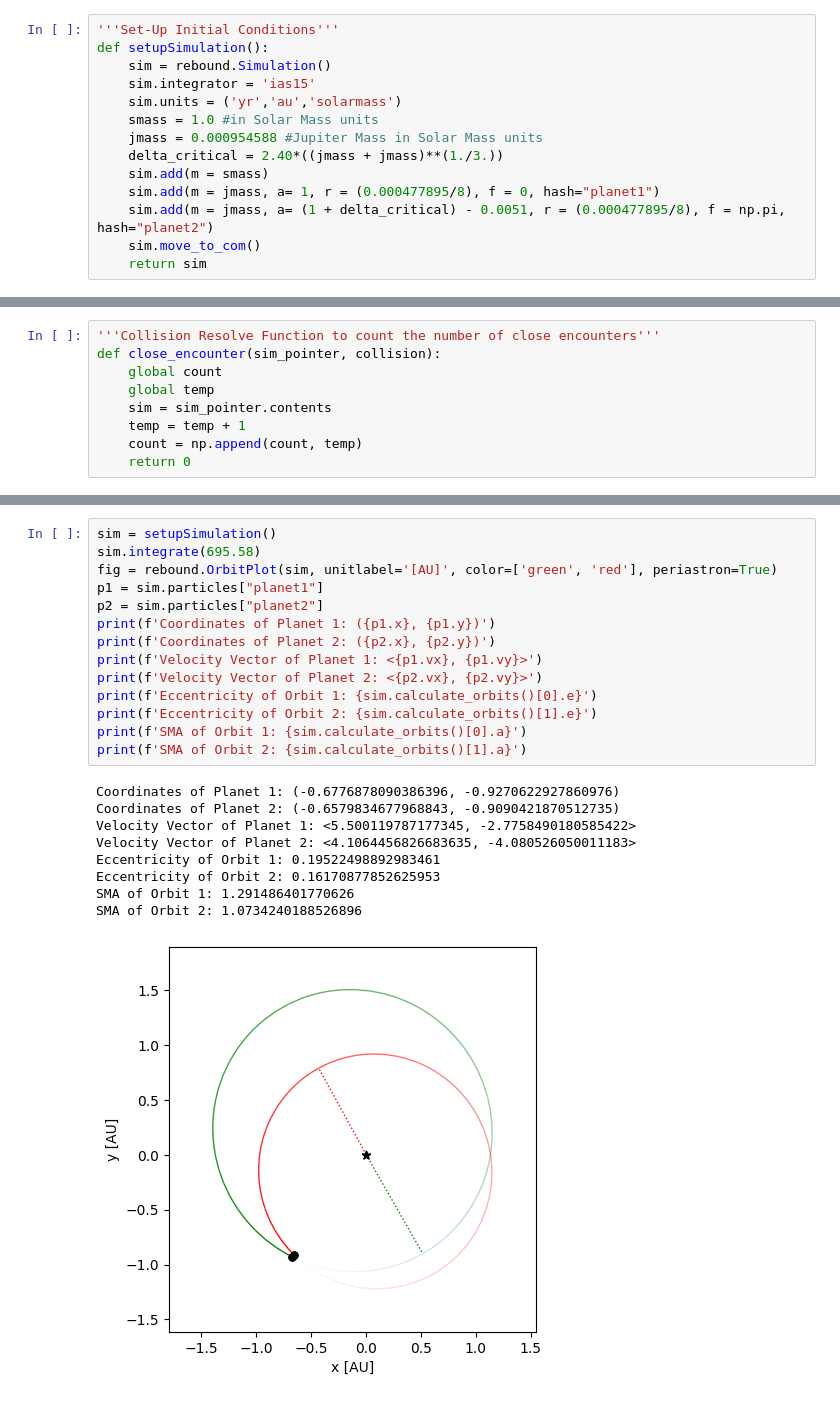
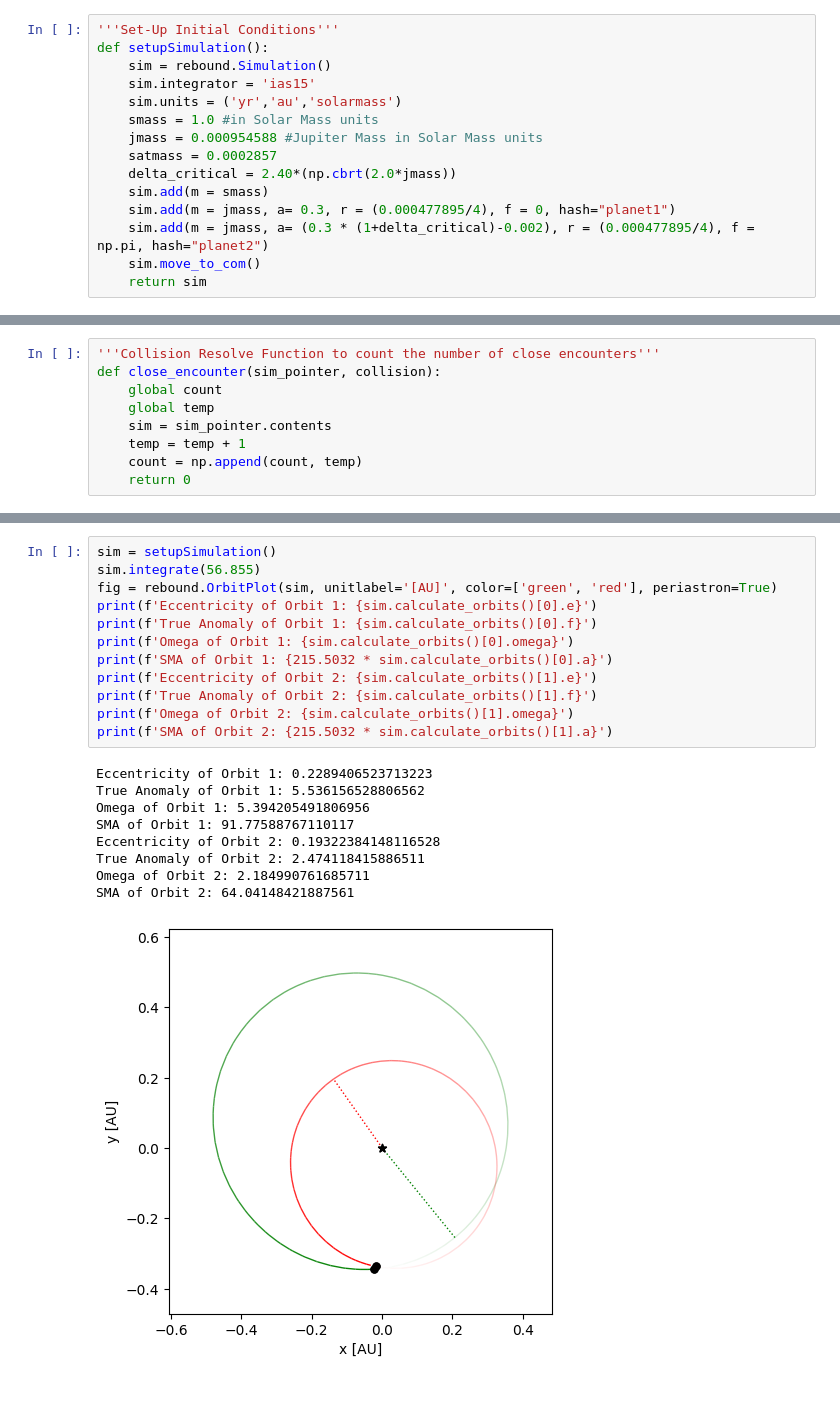
Before and after one commit to SudatKhan/ureca_repo, a Jupyter notebook: hill_instability.ipynb, the cells around one changed output, grey strips where cells are left out. Cells and saved outputs as stored; diff of their text form.

```diff
--- a/hill_instability.ipynb
+++ b/hill_instability.ipynb
@@ -10,9 +11,10 @@ def setupSimulation():
     sim.units = ('yr','au','solarmass')
     smass = 1.0 #in Solar Mass units
     jmass = 0.000954588 #Jupiter Mass in Solar Mass units
-    delta_critical = 2.40*((jmass + jmass)**(1./3.))
+    satmass = 0.0002857
+    delta_critical = 2.40*(np.cbrt(2.0*jmass))
     sim.add(m = smass)
-    sim.add(m = jmass, a= 1, r = (0.000477895/8), f = 0, hash="planet1")
-    sim.add(m = jmass, a= (1 + delta_critical) - 0.0051, r = (0.000477895/8), f = np.pi, hash="planet2")
+    sim.add(m = jmass, a= 0.3, r = (0.000477895/4), f = 0, hash="planet1")
+    sim.add(m = jmass, a= (0.3 * (1+delta_critical)-0.002), r = (0.000477895/4), f = np.pi, hash="planet2")
     sim.move_to_com()
     return sim
@@ -104,24 +109,22 @@ First Collision Occurs at time: 695.58849481873 yr
 # %%
 sim = setupSimulation()
-sim.integrate(695.58)
+sim.integrate(56.855)
 fig = rebound.OrbitPlot(sim, unitlabel='[AU]', color=['green', 'red'], periastron=True)
-p1 = sim.particles["planet1"]
-p2 = sim.particles["planet2"]
-print(f'Coordinates of Planet 1: ({p1.x}, {p1.y})')
-print(f'Coordinates of Planet 2: ({p2.x}, {p2.y})')
-print(f'Velocity Vector of Planet 1: <{p1.vx}, {p1.vy}>')
-print(f'Velocity Vector of Planet 2: <{p2.vx}, {p2.vy}>')
 print(f'Eccentricity of Orbit 1: {sim.calculate_orbits()[0].e}')
+print(f'True Anomaly of Orbit 1: {sim.calculate_orbits()[0].f}')
+print(f'Omega of Orbit 1: {sim.calculate_orbits()[0].omega}')
+print(f'SMA of Orbit 1: {215.5032 * sim.calculate_orbits()[0].a}')
 print(f'Eccentricity of Orbit 2: {sim.calculate_orbits()[1].e}')
-print(f'SMA of Orbit 1: {sim.calculate_orbits()[0].a}')
-print(f'SMA of Orbit 2: {sim.calculate_orbits()[1].a}')
+print(f'True Anomaly of Orbit 2: {sim.calculate_orbits()[1].f}')
+print(f'Omega of Orbit 2: {sim.calculate_orbits()[1].omega}')
+print(f'SMA of Orbit 2: {215.5032 * sim.calculate_orbits()[1].a}')
 # %% [output]
-Coordinates of Planet 1: (-0.6776878090386396, -0.9270622927860976)
-Coordinates of Planet 2: (-0.6579834677968843, -0.9090421870512735)
-Velocity Vector of Planet 1: <5.500119787177345, -2.7758490180585422>
-Velocity Vector of Planet 2: <4.1064456826683635, -4.080526050011183>
-Eccentricity of Orbit 1: 0.19522498892983461
-Eccentricity of Orbit 2: 0.16170877852625953
-SMA of Orbit 1: 1.291486401770626
-SMA of Orbit 2: 1.0734240188526896
+Eccentricity of Orbit 1: 0.2289406523713223
+True Anomaly of Orbit 1: 5.536156528806562
+Omega of Orbit 1: 5.394205491806956
+SMA of Orbit 1: 91.77588767110117
+Eccentricity of Orbit 2: 0.19322384148116528
+True Anomaly of Orbit 2: 2.474118415886511
+Omega of Orbit 2: 2.184990761685711
+SMA of Orbit 2: 64.04148421887561
-[figure, old version]
+[figure, new version]
```
Also changed, not shown: parts of 9 cells of this notebook.
